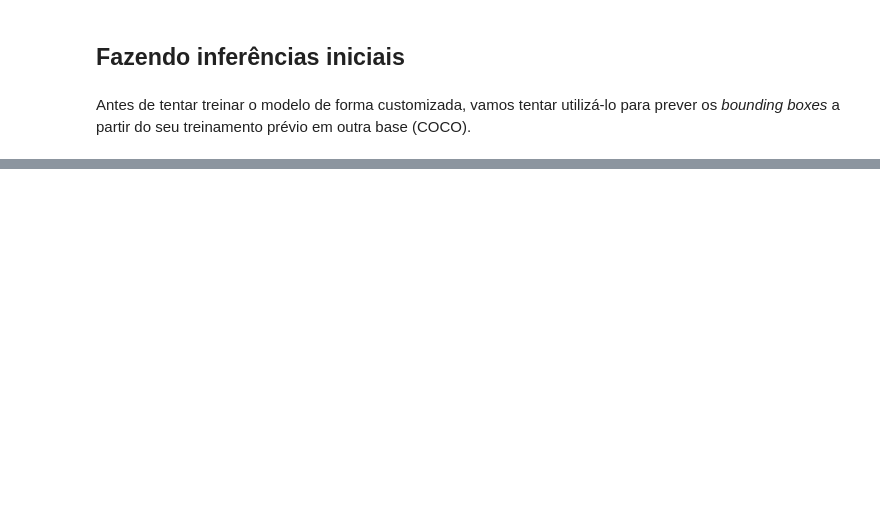
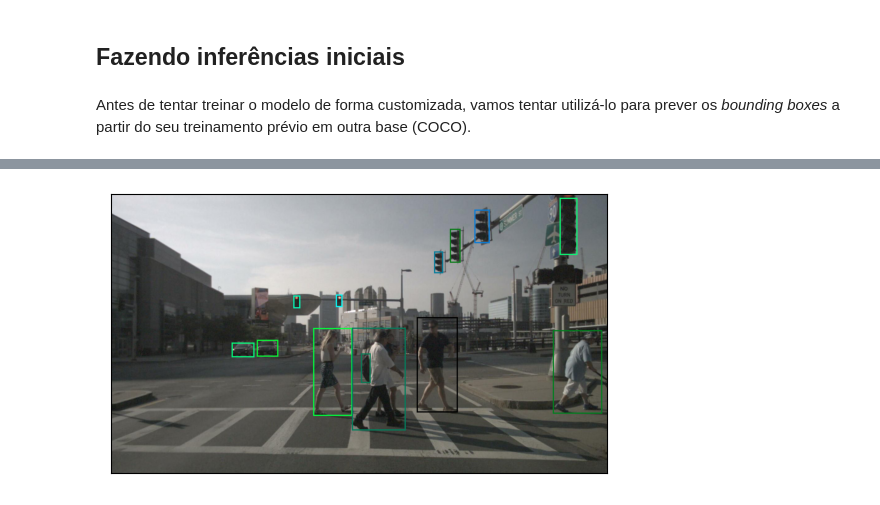
Before and after one commit to VRUs-UFSCar/nuScenes-exploration, a Jupyter notebook: notebooks/models_exploration/faster_rcnn.ipynb, the cells around one changed output, grey strips where cells are left out. Saved outputs shown, nothing was run; the diff lists cells and outputs as text; code cells hidden in the pictures; blank space fills up the shorter version.

```diff
--- a/notebooks/models_exploration/faster_rcnn.ipynb
+++ b/notebooks/models_exploration/faster_rcnn.ipynb
@@ -64,0 +168,6 @@ Antes de tentar treinar o modelo de forma customizada, vamos tentar utilizá-lo
+# %%
+score_threshold = .8
+img_2_with_boxes = draw_bounding_boxes(image_2, boxes=outputs[1]['boxes'][outputs[1]['scores'] > score_threshold], width=4)
+show(img_2_with_boxes)
+# %% [output]
+[figure, added]
```
Also changed, not shown: parts of 18 cells of this notebook.
